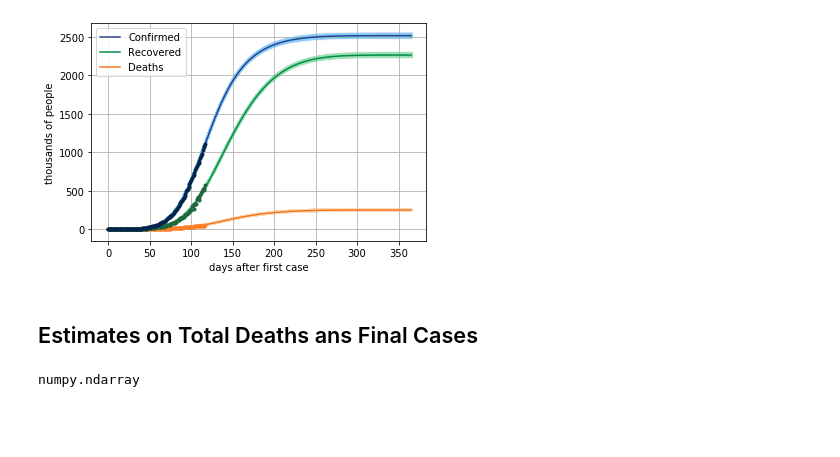
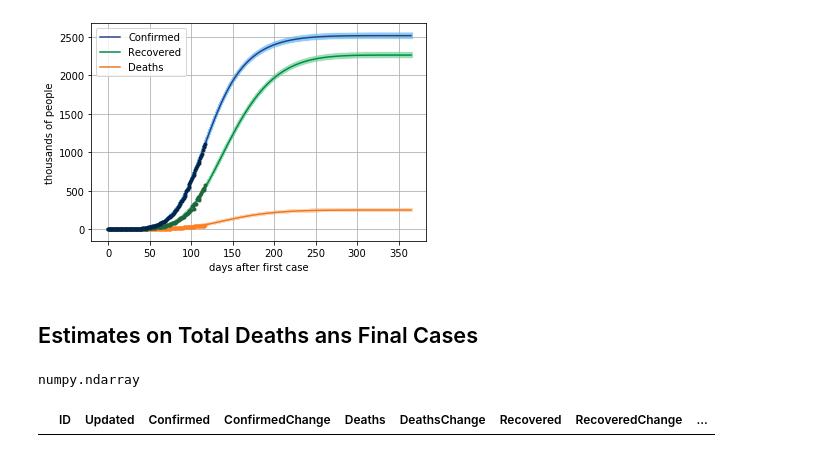
Before and after one commit to emdemor/cov19, a Jupyter notebook: main.ipynb, the cells around one changed output. Drawn from its saved outputs; the diff is of its cells as text; code cells hidden in the pictures; blank space fills up the shorter version.

Commit message:
Working on import/export/update system

```diff
--- a/main.ipynb
+++ b/main.ipynb
@@ -215,3 +230,24 @@ display(Math(txt_c))
 type(brasil_df.days_list)
 # %% [output]
 numpy.ndarray
+# %%
+import pandas as pd
+__EMPTY_DATAFRAME__ = pd.DataFrame({'ID' :[],
+                                  'Updated' :[],
+                                  'Confirmed' :[],
+                                  'ConfirmedChange' :[],
+                                  'Deaths' :[],
+                                  'DeathsChange' :[],
+                                  'Recovered' :[],
+                                  'RecoveredChange' :[],
+                                  'Latitude' :[],
+                                  'Longitude' :[],
+                                  'ISO2' :[],
+                                  'ISO3' :[],
+                                  'Country_Region' :[],
+                                  'AdminRegion1' :[],
+                                  'AdminRegion2' :[]})
+# %%
+__EMPTY_DATAFRAME__
+# %% [output]
+|  | ID | Updated | Confirmed | ConfirmedChange | Deaths | DeathsChange | Recovered | RecoveredChange | ... |
```
Also changed, not shown: parts of 2 cells of this notebook, 7 other files.
